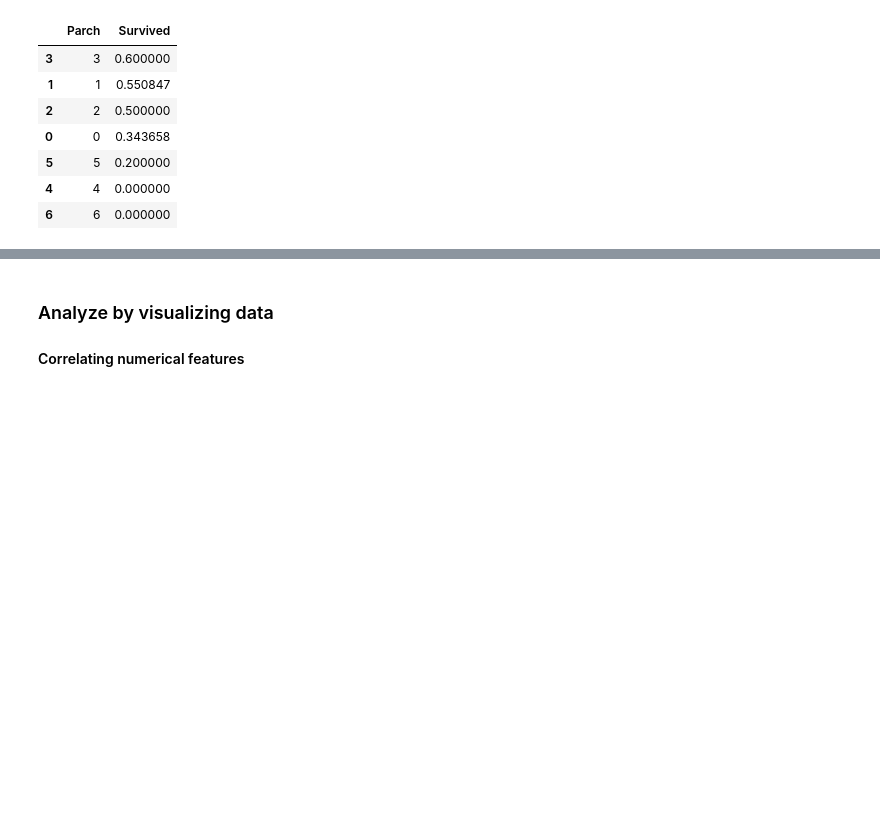
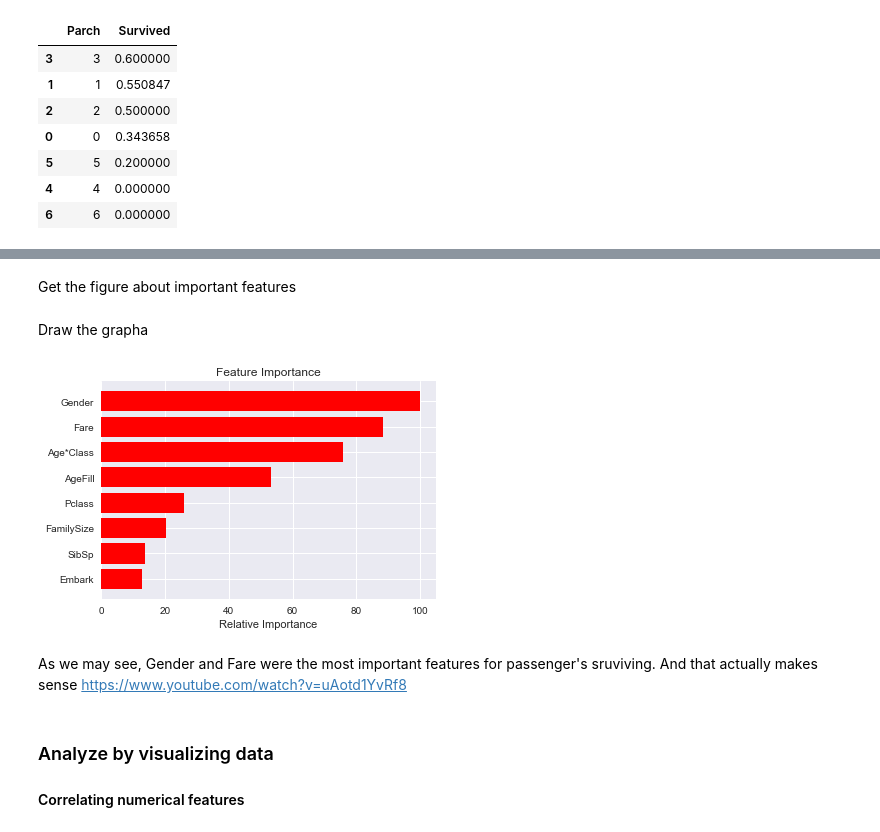
Before and after one commit to vforvad/kaggle_practice, a Jupyter notebook: titanic/titanic_analysis.ipynb, the cells around one changed output, grey strips where cells are left out. Drawn from its saved outputs; the diff is of its cells as text; code cells hidden in the pictures; blank space fills up the shorter version.

```diff
--- a/titanic/titanic_analysis.ipynb
+++ b/titanic/titanic_analysis.ipynb
@@ -140,3 +296,34 @@ train_df[["Parch", "Survived"]].groupby(['Parch'], as_index=False).mean().sort_v
+# %%
+forest = RandomForestClassifier(n_estimators=100)
+forest = forest.fit(train_data[0::, 1::], train_data[0::, 0])
+# %%
+feature_importance = forest.feature_importances_
+feature_importance = 100.0 * (feature_importance / feature_importance.max())
+# %%
+features_list = df_train.columns.values[1::]
+fi_threshold = 9
+important_idx = np.where(feature_importance > fi_threshold)[0]
+important_features = features_list[important_idx]
+sorted_idx = np.argsort(feature_importance[important_idx])[::-1]
+# %% [markdown]
+Get the figure about important features
+# %%
+pos = np.arange(sorted_idx.shape[0]) + .5
+# %% [markdown]
+Draw the grapha
+# %%
+plt.title('Feature Importance')
+plt.barh(pos, feature_importance[important_idx][sorted_idx[::-1]], \
+       color='r',align='center')
+plt.yticks(pos, important_features[sorted_idx[::-1]])
+plt.xlabel('Relative Importance')
+plt.draw()
+plt.show()
+# %% [output]
+[figure, added]
+# %% [markdown]
+As we may see, Gender and Fare were the most important features for passenger's sruviving. And that actually makes sense
+https://www.youtube.com/watch?v=uAotd1YvRf8
 # %% [markdown]
 ### Analyze by visualizing data
 #### Correlating numerical features
```
Also changed, not shown: parts of 71 cells of this notebook, 3 other files.
